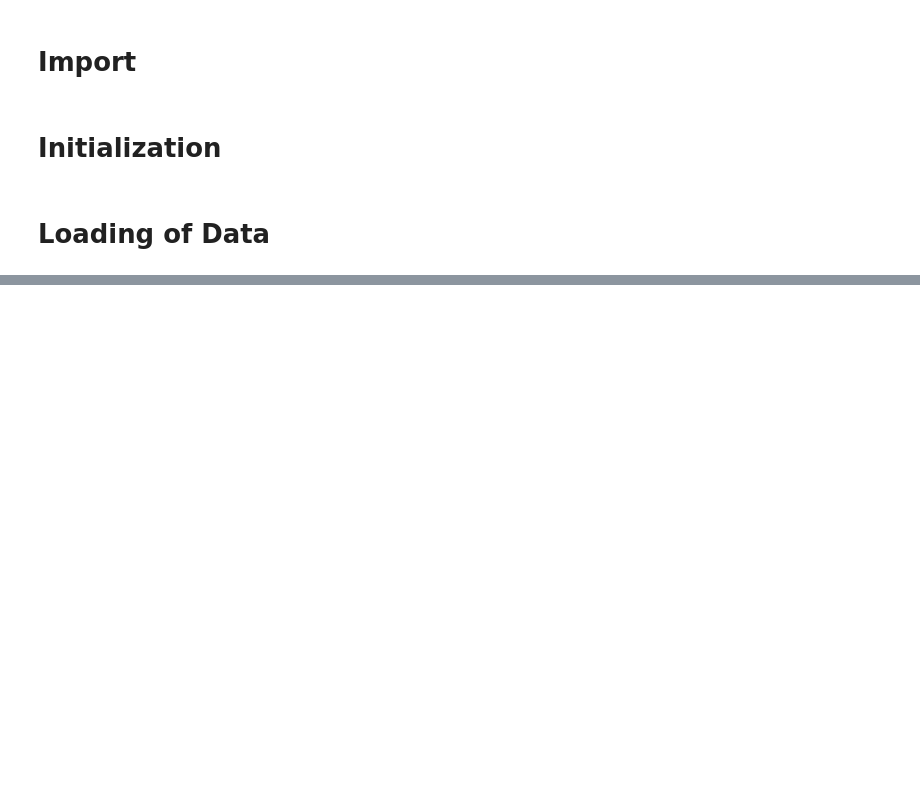
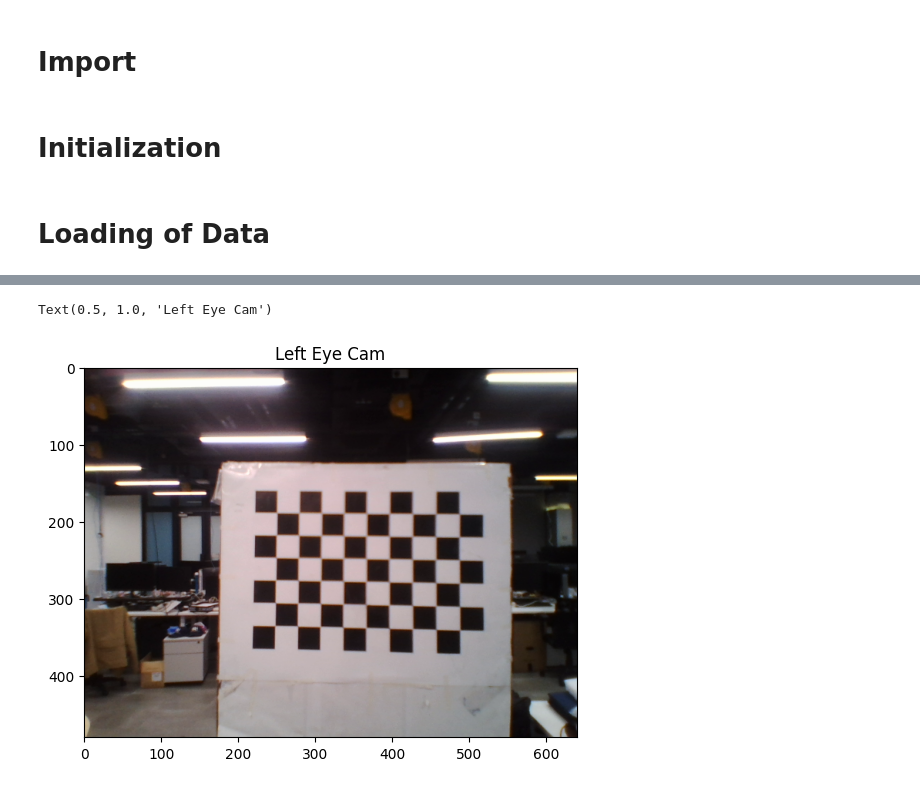
Before and after one commit to jpmnieles/grace_robot, a Jupyter notebook: 241201_Baseline_FK_Extrinsic_Matrix.ipynb, the cells around one changed output, grey strips where cells are left out. Cells and saved outputs as stored; diff of their text form; code cells hidden in the pictures; blank space fills up the shorter version.

```diff
--- a/241201_Baseline_FK_Extrinsic_Matrix.ipynb
+++ b/241201_Baseline_FK_Extrinsic_Matrix.ipynb
@@ -266,0 +66,20 @@ filt_df.head()
+# %%
+# Left Eye Cam
+
+# Load the image containing the chessboard
+left_img = cv2.imread('calib_imgs/240124_left_1m.png')
+
+# Convert the image to grayscale
+left_gray = cv2.cvtColor(left_img, cv2.COLOR_BGR2GRAY)
+
+# Find the chessboard corners
+left_ret, left_corners = cv2.findChessboardCorners(left_gray, chessboard_size, None)
+
+# Display image
+left_disp = cv2.cvtColor(left_img, cv2.COLOR_BGR2RGB)
+
+plt.imshow(left_disp)
+plt.title('Left Eye Cam')
+# %% [output]
+Text(0.5, 1.0, 'Left Eye Cam')
+[figure, added]
```
Also changed, not shown: parts of 39 cells of this notebook, 4 other files.
